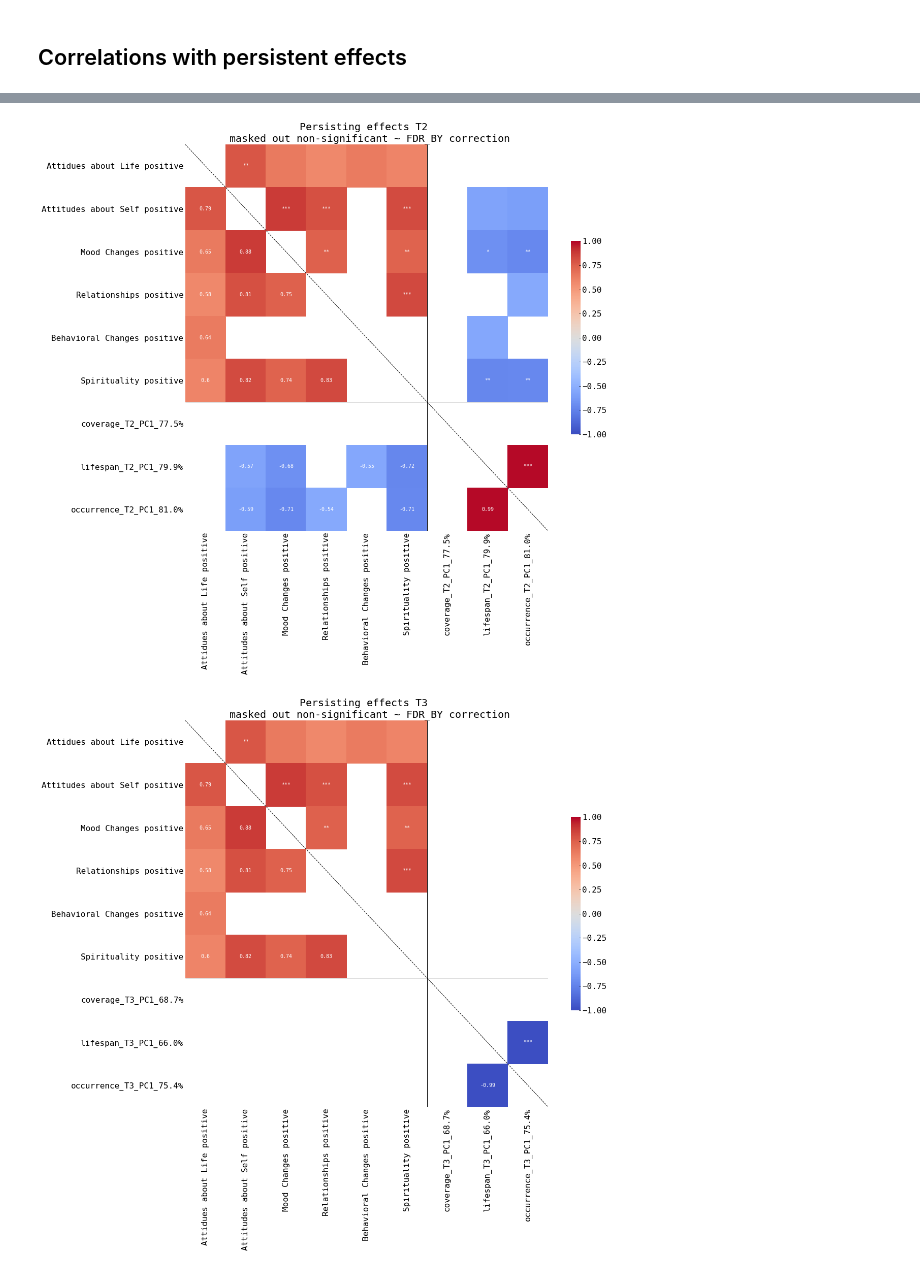
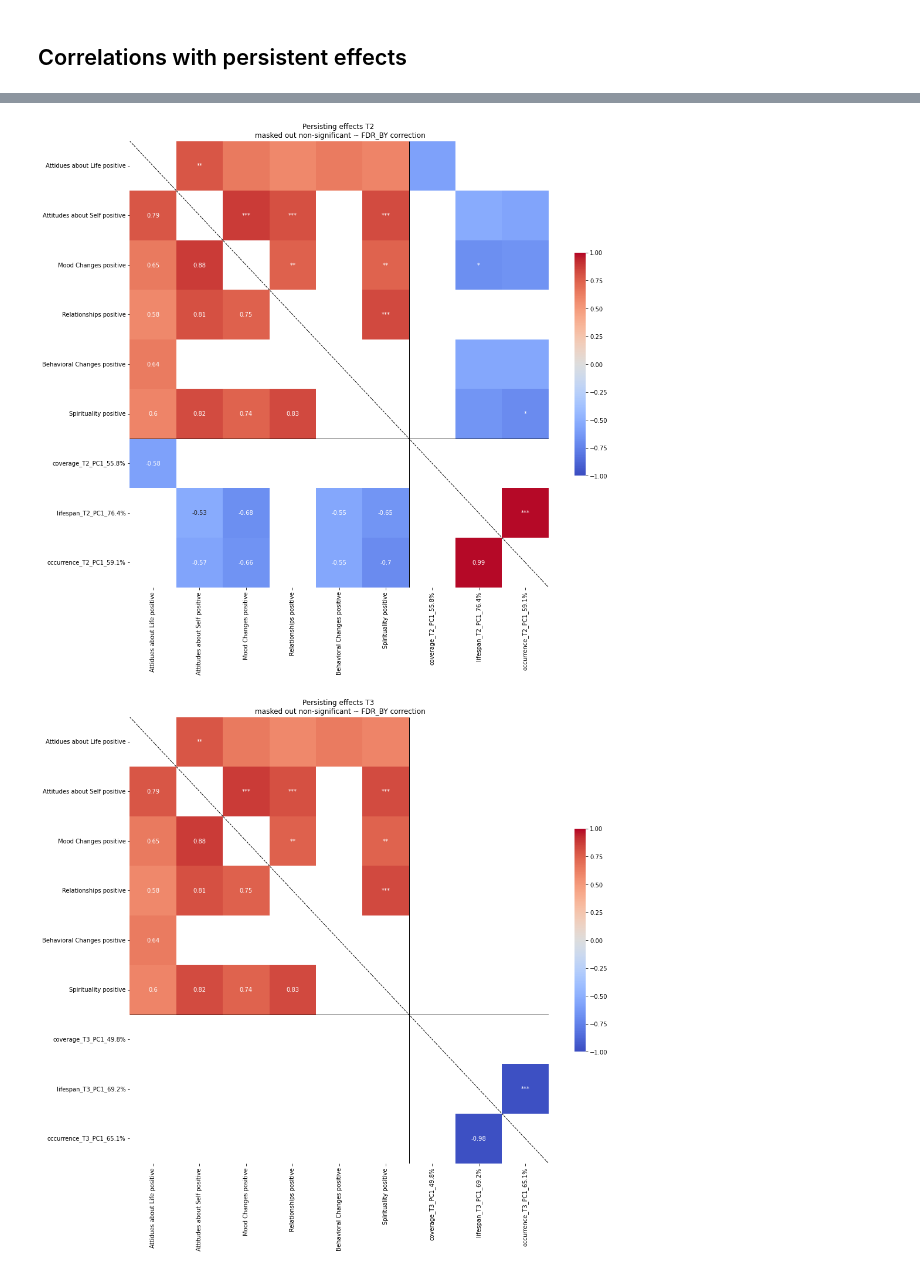
Before and after one commit to jajcayn/psilocybin-microstates, a Jupyter notebook: 3-psychedelic-experience-data.ipynb, the cells around one changed output, grey strips where cells are left out. Drawn from its saved outputs; the diff is of its cells as text; code cells hidden in the pictures.

```diff
--- a/3-psychedelic-experience-data.ipynb
+++ b/3-psychedelic-experience-data.ipynb
@@ -579,17 +596,17 @@ EFFECTS = list(persisting.columns[2:])
 # %%
 grand = pd.DataFrame([])
 grand_pvals = pd.DataFrame([])
-for time in np.unique(ms_stats_140["time"]):
-    for ms in np.unique(ms_stats_140["microstate"]):
+for time in np.unique(ms_stats["time"]):
+    for ms in np.unique(ms_stats["microstate"]):
         for method in ["spearman", lambda x, y: spearmanr(x, y)[1]]:
             pers_corrs = pd.concat(
                 [
-                    ms_stats_140[
-                        (ms_stats_140["condition"] == "PSI")
-                        & (ms_stats_140["microstate"] == ms)
-                        & (ms_stats_140["time"] == time)
+                    ms_stats[
+                        (ms_stats["condition"] == "PSI")
+                        & (ms_stats["microstate"] == ms)
+                        & (ms_stats["time"] == time)
                     ]
-                    .drop(ms_stats_140.filter(regex="transition"), axis=1)
+                    .drop(ms_stats.filter(regex="transition"), axis=1)
                     .set_index("subject")
                     .corrwith(
                         persisting[persisting["condition"] == "PSI"].set_index(
@@ -673,7 +690,7 @@ if SAVE_RESULTS:
 # %%
 # group data in experience data
 experience_grp = experience[experience["condition"] == "PSI"].loc[
-    experience["subject"].isin(ms_stats_140["subject"])
+    experience["subject"].isin(ms_stats["subject"])
 ]
 experience_grp = experience_grp.drop(["order", "usage time"], axis=1).set_index(
     ["subject", "condition"]
@@ -694,33 +711,33 @@ experience_grp = experience_grp.drop(
 experience_grp.index = experience_grp.index.droplevel("condition")
 # %%
 persisting_effs_grp = persisting_effs[persisting_effs["condition"] == "PSI"].loc[
-    persisting_effs["subject"].isin(ms_stats_140["subject"])
+    persisting_effs["subject"].isin(ms_stats["subject"])
 ]
 persisting_effs_grp = persisting_effs_grp.drop(
     ["order", "condition"] + list(persisting_effs_grp.filter(like="negative").columns),
     axis=1,
 ).set_index("subject")
 # %%
-ms_stats_140_grp = (
-    ms_stats_140[ms_stats_140["condition"] == "PSI"]
+ms_stats_grp = (
+    ms_stats[ms_stats["condition"] == "PSI"]
     .drop(["session", "ms_opts"], axis=1)
     .set_index(["subject", "condition", "time"])
 )
 groupings = ["coverage", "lifespan", "occurrence"]
 
 for time in ["T2", "T3", "T4", "T5"]:
-    ms_stats_grp = pd.DataFrame()
+    ms_stats_grp_ = pd.DataFrame()
     for grp in groupings:
         pca_mat = pd_pca(
-            ms_stats_140_grp[ms_stats_140_grp.index.get_level_values("time") == time]
+            ms_stats_grp[ms_stats_grp.index.get_level_values("time") == time]
             .reset_index()
             .pivot(index="subject", columns="microstate", values=grp),
             1,
             f"{grp}_{time}",
         )
-        ms_stats_grp = pd.concat([ms_stats_grp, pca_mat], axis=1)
+        ms_stats_grp_ = pd.concat([ms_stats_grp_, pca_mat], axis=1)
 
-    grp_corrs = pd.concat([experience_grp, ms_stats_grp], axis=1)
+    grp_corrs = pd.concat([experience_grp, ms_stats_grp_], axis=1)
     plot_corr(
         grp_corrs,
         method="spearman",
@@ -738,33 +755,33 @@ for time in ["T2", "T3", "T4", "T5"]:
 # %%
-ms_stats_140_grp = (
-    ms_stats_140[ms_stats_140["condition"] == "PSI"]
+ms_stats_grp = (
+    ms_stats[ms_stats["condition"] == "PSI"]
     .drop(["session", "ms_opts"], axis=1)
     .set_index(["subject", "condition", "time"])
 )
 groupings = ["coverage", "lifespan", "occurrence"]
 
 for time in ["T2", "T3", "T4", "T5"]:
-    ms_stats_grp = pd.DataFrame()
+    ms_stats_grp_ = pd.DataFrame()
     for grp in groupings:
         pca_mat = pd_pca(
-            ms_stats_140_grp[ms_stats_140_grp.index.get_level_values("time") == time]
+            ms_stats_grp[ms_stats_grp.index.get_level_values("time") == time]
             .reset_index()
             .pivot(index="subject", columns="microstate", values=grp),
             1,
             f"{grp}_{time}",
         )
-        ms_stats_grp = pd.concat([ms_stats_grp, pca_mat], axis=1)
+        ms_stats_grp_ = pd.concat([ms_stats_grp_, pca_mat], axis=1)
 
-    grp_corrs = pd.concat([persisting_effs_grp, ms_stats_grp], axis=1)
+    grp_corrs = pd.concat([persisting_effs_grp, ms_stats_grp_], axis=1)
     plot_corr(
         grp_corrs,
         method="spearman",
         mask_upper=False,
         mask_pval=True,
         lines=[6],
         title=f"Persisting effects {time} \n masked out non-significant ~ {MULTI_CORRECTION.upper()} correction",
         fname=f"persisting_effs_agg_{time}",
     )
 # %% [output]
-[figure, old version]
+[figure, new version]
-[figure, old version]
+[figure, new version]
```
Also changed, not shown: parts of 18 cells of this notebook, 2 other files.
